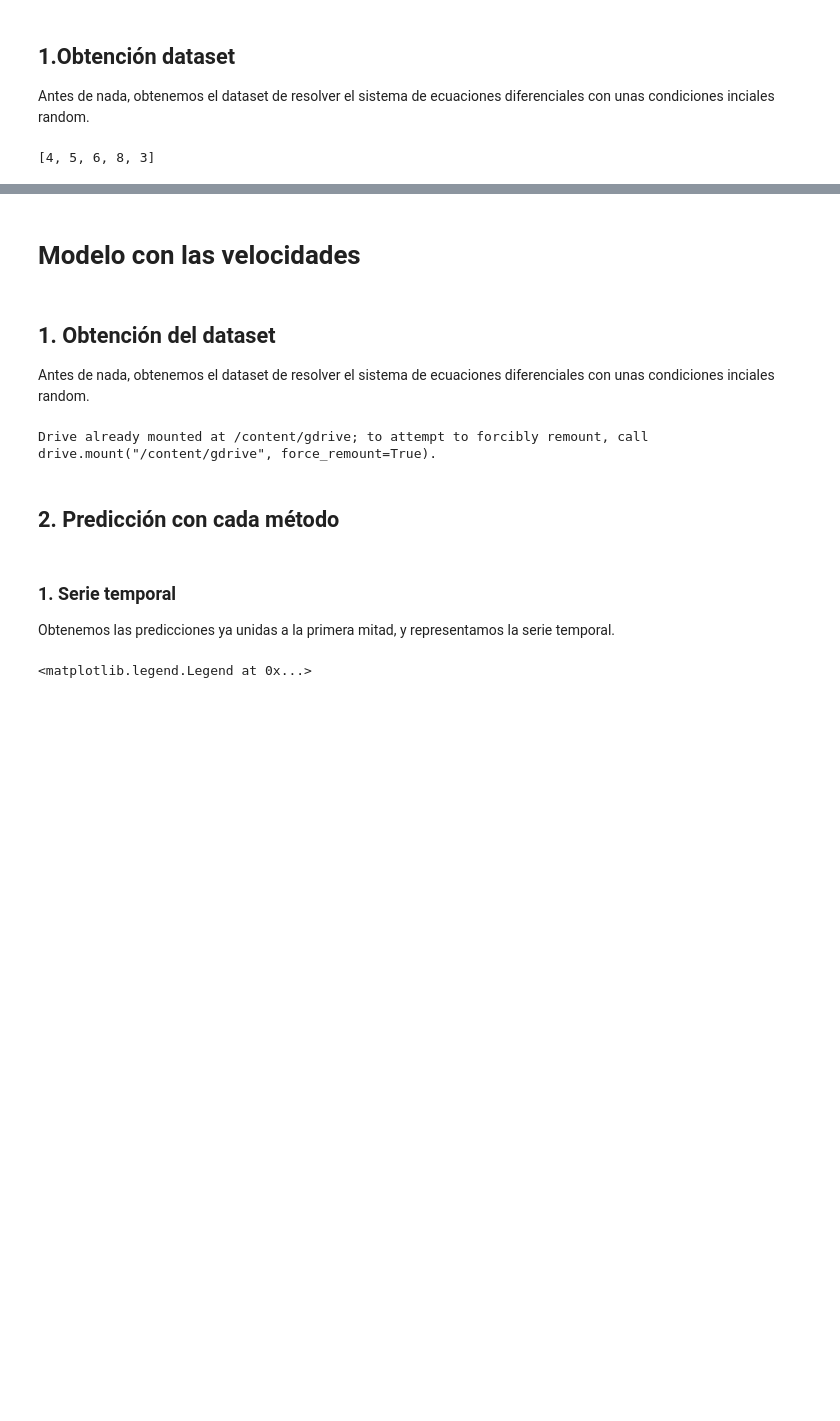
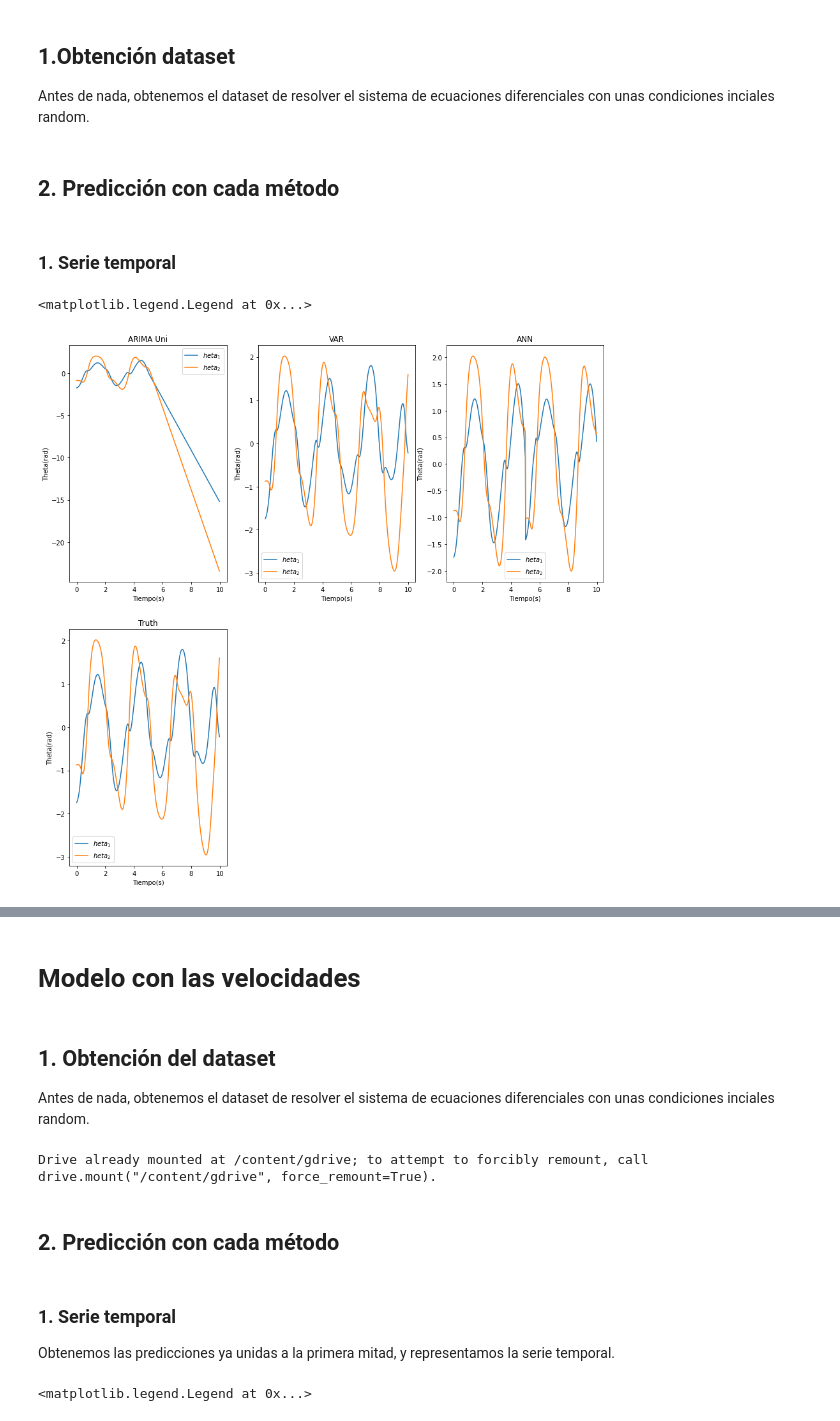
Before and after one commit to JJRomeroCruz/Double_Pendulum_Forecasting, a Jupyter notebook: EDA_PRED.ipynb, the cells around one changed output, grey strips where cells are left out. Saved outputs shown, nothing was run; the diff lists cells and outputs as text; code cells hidden in the pictures; blank space fills up the shorter version.

Commit message:
Version casi definitiva de todo

```diff
--- a/EDA_PRED.ipynb
+++ b/EDA_PRED.ipynb
@@ -128,9 +123,70 @@ state = np.radians([th1, w1, th2, w2])
 
 # Resolvemos el sistema con los parametros
 y = integrate.odeint(derivs, state, t)
-datos = pd.DataFrame({'x1(Ang1)': y[:, 0], 'x2(Vel1)': y[:, 1], 'x3(Ang2)': y[:, 2], 'x4(Vel2)': y[:, 3]})
+datos = pd.DataFrame({'x1(Ang1)': y[:, 0], 'x2(Ang2)': y[:, 2]})
-# %%
-l = [4, 5, 6, 8, 3, 40]
-l[:-1]
-# %% [output]
-[4, 5, 6, 8, 3]
+# %% [markdown]
+## 2. Predicción con cada método
+# %% [markdown]
+### 1. Serie temporal
+# %%
+# separamos el dataset por la mitad, esto realmente es algo que ya hacen todos los métodos de predicción en sus funciones de forma automatica
+r = 0.5 # Proporción en la que queremos separar el dataset
+n = len(y) # Hay que indicar también el tamaño del dataset
+
+# importamos el modelo de red neuronal y predecimos
+model_ANN = keras.models.load_model('/content/gdrive/MyDrive/Proyectos/Péndulo_doble(Prediccion)/Sin_velocidades/modelo1.h5')
+y_ANN = ANN_multipaso(model_ANN, datos.values)
+datos_ANN = pd.DataFrame({'x1(Ang1)': y_ANN[:, 0], 'x2(Ang2)': y_ANN[:, 1]})
+
+# usamos el método ARIMA
+p1, d1, q1 = 2, 2, 1
+theta1_arima = arima_univariant(datos.values[:, 0], p1, d1, q1)
+p2, d2, q2 = 2, 2, 1
+theta2_arima = arima_univariant(datos.values[:, 1], p2, d2, q2)
+datos_arima = pd.DataFrame({'x1(Ang1)': theta1_arima, 'x2(Ang2)': theta2_arima})
+
+# usamos el método VAR
+y_var_multi = var_multi(datos.values)
+datos_var = pd.DataFrame({'x1(Ang1)': y_var_multi[:, 0], 'x2(Ang2)': y_var_multi[:, 1]})
+
+""" Ploteamos las series temporales de los ángulos y las velocidades para cada método de predicción """
+fig1_series = plt.figure(figsize=(15, 15))
+for i in range(4):
+    ax1_series = fig1_series.add_subplot(2, 3, i+1)
+    ax1_series.set_title("Grafico #%i"%int(i+1))
+fig1_series.subplots_adjust(wspace = 0.2, hspace = 0.2)
+
+# ARIMA univariante
+fig1_series.axes[0].plot(t, datos_arima.values[:len(t), 0], label = "$\theta_1$")
+fig1_series.axes[0].plot(t, datos_arima.values[:len(t), 1], label = "$\theta_2$")
+fig1_series.axes[0].set_xlabel("Tiempo(s)")
+fig1_series.axes[0].set_ylabel("Theta(rad)")
+fig1_series.axes[0].set_title("ARIMA Uni")
+fig1_series.axes[0].legend()
+
+# VAR multistep
+fig1_series.axes[1].plot(t, datos_var.values[:len(t), 0], label = "$\theta_1$")
+fig1_series.axes[1].plot(t, datos_var.values[:len(t), 1], label = "$\theta_2$")
+fig1_series.axes[1].set_title("VAR")
+fig1_series.axes[1].set_xlabel("Tiempo(s)")
+fig1_series.axes[1].set_ylabel("Theta(rad)")
+fig1_series.axes[1].legend()
+
+# ANN multistep
+fig1_series.axes[2].plot(t, datos_ANN.values[:len(t), 0], label = "$\theta_1$")
+fig1_series.axes[2].plot(t, datos_ANN.values[:len(t), 1], label = "$\theta_2$")
+fig1_series.axes[2].set_title("ANN")
+fig1_series.axes[2].set_xlabel("Tiempo(s)")
+fig1_series.axes[2].set_ylabel("Theta(rad)")
+fig1_series.axes[2].legend()
+
+# Truth
+fig1_series.axes[3].plot(t, datos.values[:len(t), 0], label = "$\theta_1$")
+fig1_series.axes[3].plot(t, datos.values[:len(t), 1], label = "$\theta_2$")
+fig1_series.axes[3].set_title("Truth")
+fig1_series.axes[3].set_xlabel("Tiempo(s)")
+fig1_series.axes[3].set_ylabel("Theta(rad)")
+fig1_series.axes[3].legend()
+# %% [output]
+<matplotlib.legend.Legend at 0x...>
+[figure, added]
```
Also changed, not shown: parts of 32 cells of this notebook, 53 other files.
